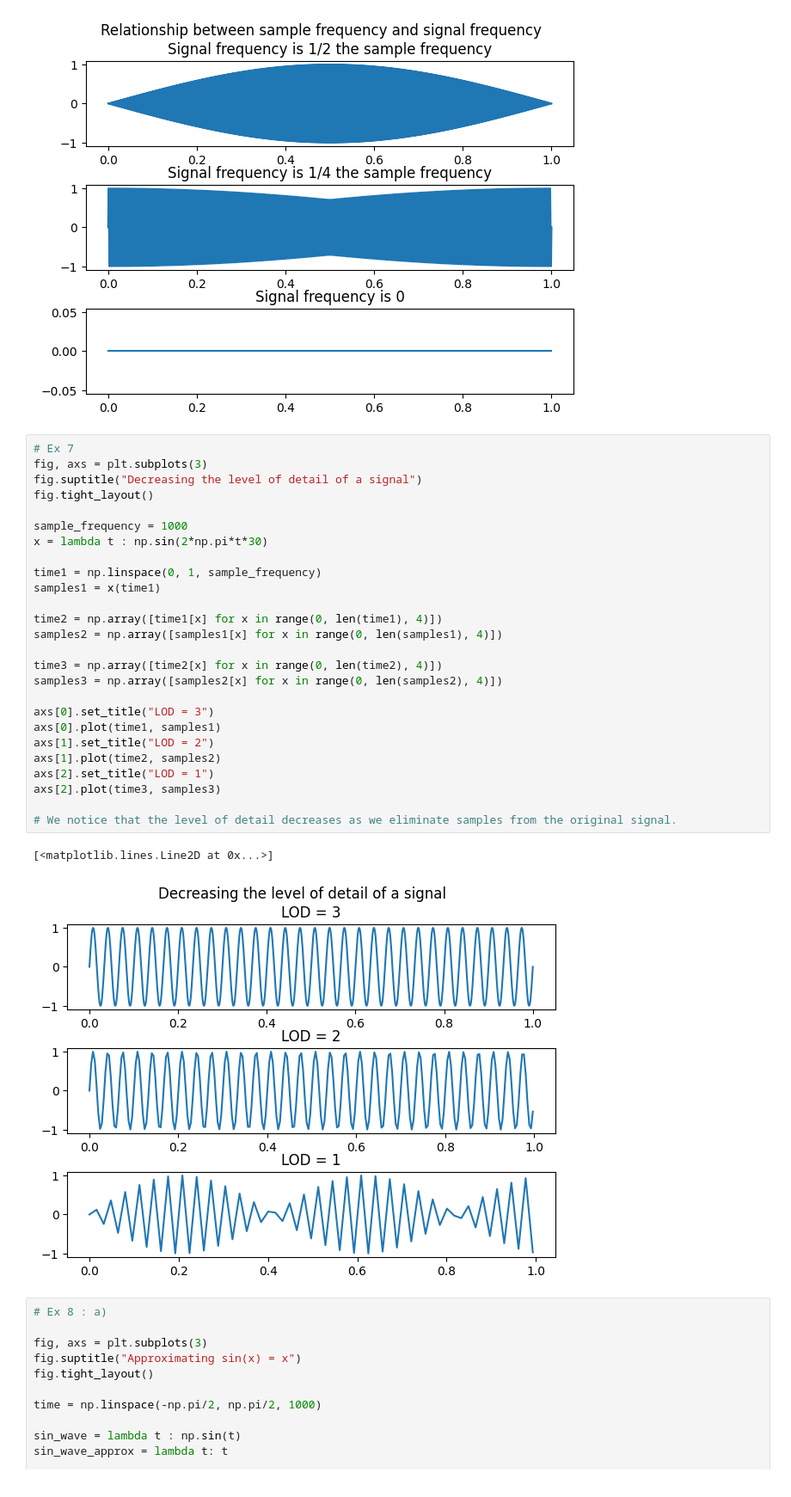
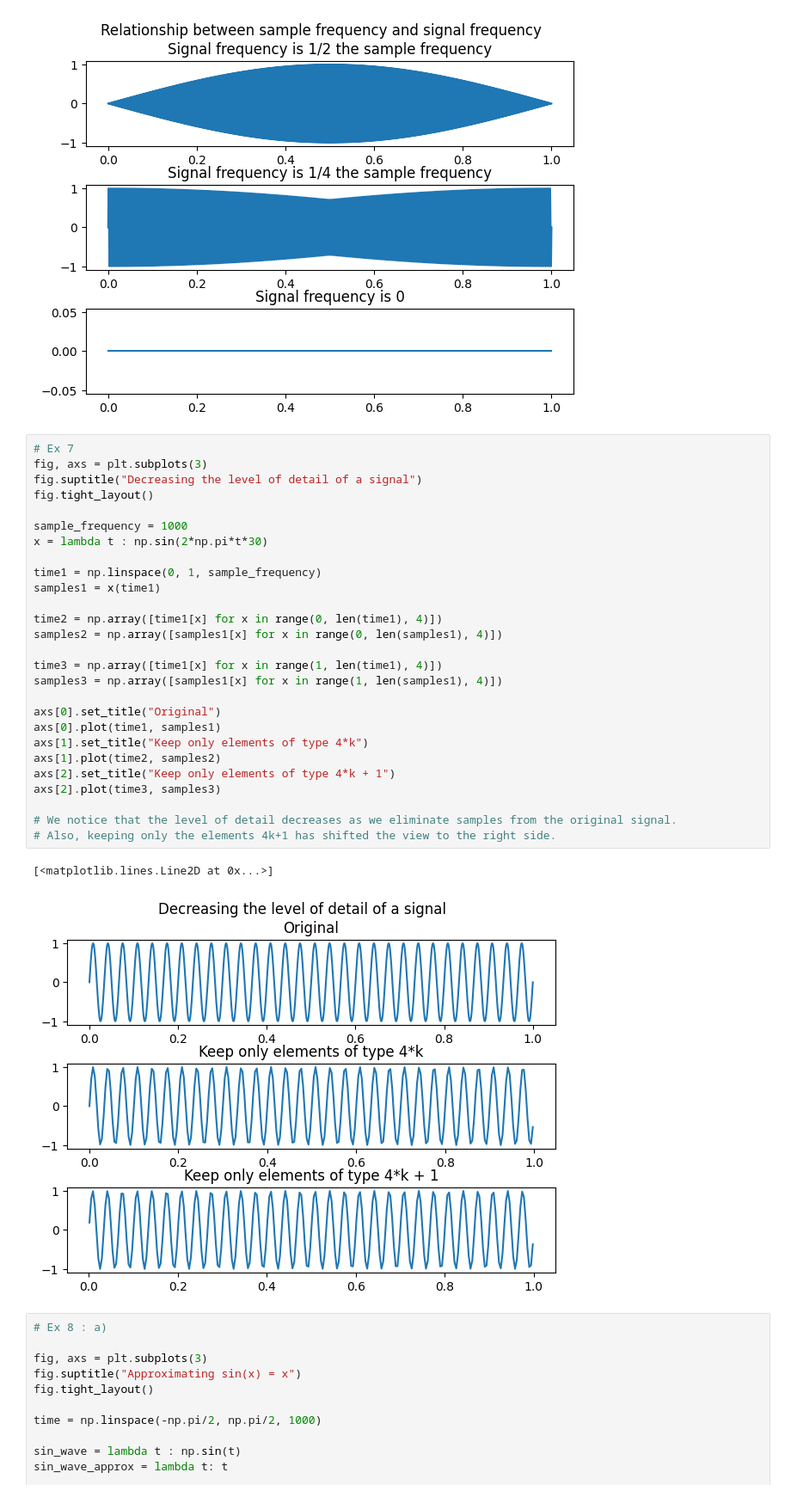
Before and after one commit to visanalexandru/SignalProcessing, a Jupyter notebook: Lab2/lab2.ipynb, the cells around one changed output. Shown at 86% size. Cells and saved outputs as stored; diff of their text form.

```diff
--- a/Lab2/lab2.ipynb
+++ b/Lab2/lab2.ipynb
@@ -245,32 +245,33 @@ axs[2].plot(time, z(time))
 # %%
 # Ex 7
 fig, axs = plt.subplots(3)
 fig.suptitle("Decreasing the level of detail of a signal")
 fig.tight_layout()
 
 sample_frequency = 1000
 x = lambda t : np.sin(2*np.pi*t*30)
 
 time1 = np.linspace(0, 1, sample_frequency)
 samples1 = x(time1)
 
 time2 = np.array([time1[x] for x in range(0, len(time1), 4)])
 samples2 = np.array([samples1[x] for x in range(0, len(samples1), 4)])
 
-time3 = np.array([time2[x] for x in range(0, len(time2), 4)])
-samples3 = np.array([samples2[x] for x in range(0, len(samples2), 4)])
+time3 = np.array([time1[x] for x in range(1, len(time1), 4)])
+samples3 = np.array([samples1[x] for x in range(1, len(samples1), 4)])
 
-axs[0].set_title("LOD = 3")
+axs[0].set_title("Original")
 axs[0].plot(time1, samples1)
-axs[1].set_title("LOD = 2")
+axs[1].set_title("Keep only elements of type 4*k")
 axs[1].plot(time2, samples2)
-axs[2].set_title("LOD = 1")
+axs[2].set_title("Keep only elements of type 4*k + 1")
 axs[2].plot(time3, samples3)
 
 # We notice that the level of detail decreases as we eliminate samples from the original signal.
+# Also, keeping only the elements 4k+1 has shifted the view to the right side.
 # %% [output]
 [<matplotlib.lines.Line2D at 0x...>]
-[figure, old version]
+[figure, new version]
 # %%
 # Ex 8 : a)
 
```
Also changed, not shown: 1 other file.
